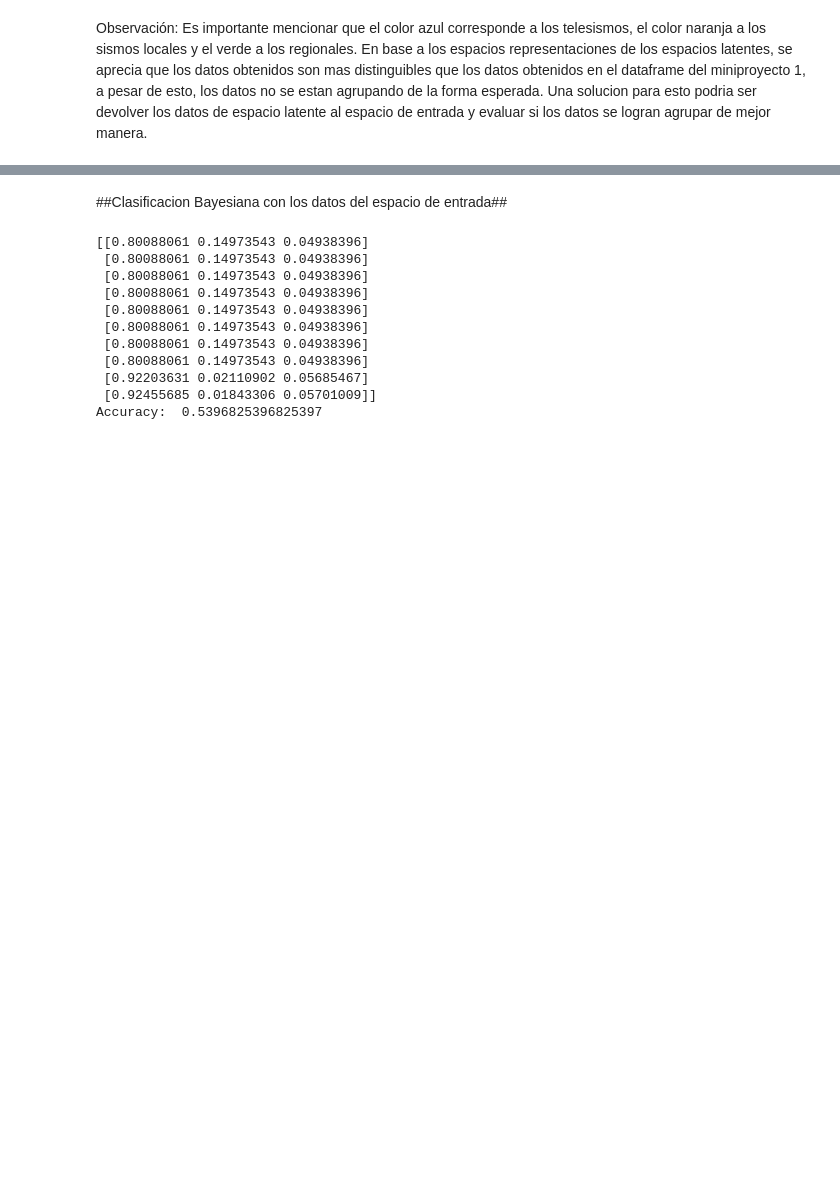
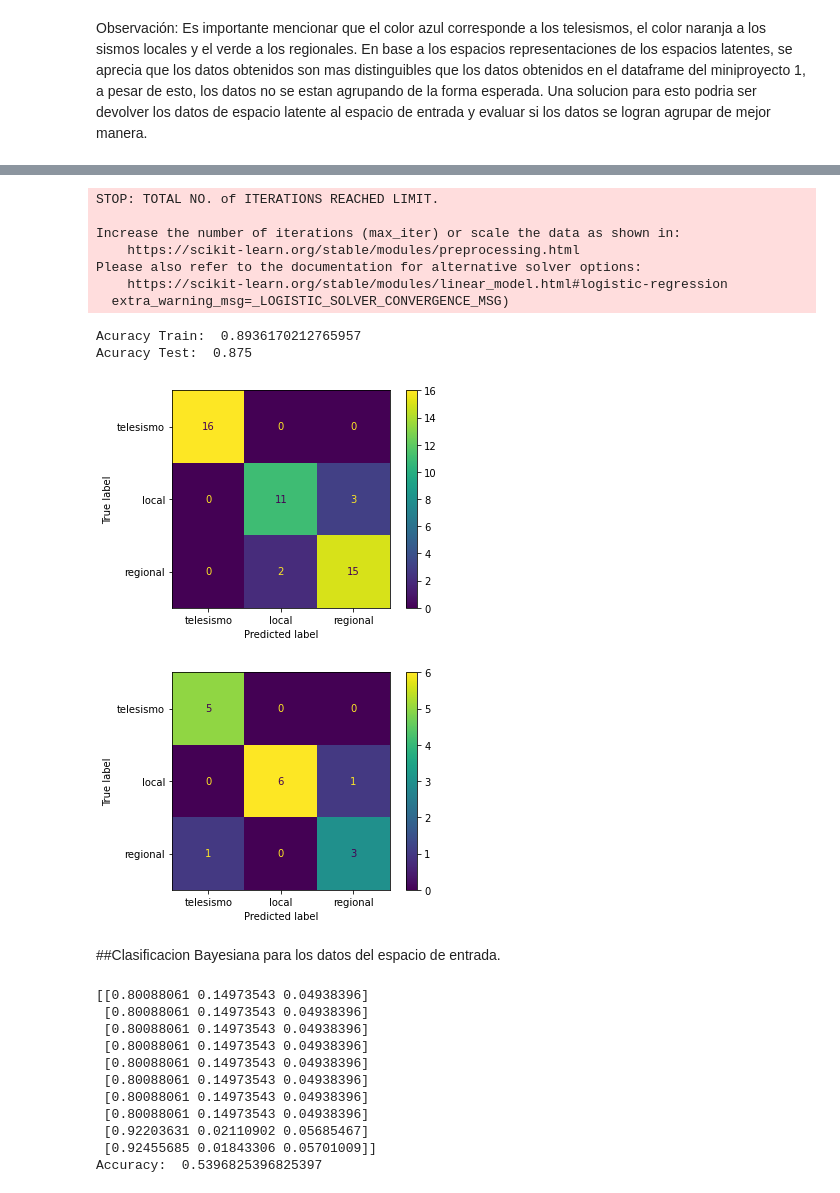
Before and after one commit to ManuelBothert/Miniproyecto-2-TSIII, a Jupyter notebook: MiniProyecto2.ipynb, the cells around one changed output, grey strips where cells are left out. Saved outputs shown, nothing was run; the diff lists cells and outputs as text; code cells hidden in the pictures; blank space fills up the shorter version.

```diff
--- a/MiniProyecto2.ipynb
+++ b/MiniProyecto2.ipynb
@@ -125,4 +130,31 @@ Local --> 1
 Reg --> 2
 # %% [markdown]
 Observación: Es importante mencionar que el color azul corresponde a los telesismos, el color naranja a los sismos locales y el verde a los regionales. En base a los espacios representaciones de los espacios latentes, se aprecia que los datos obtenidos son mas distinguibles que los datos obtenidos en el dataframe del miniproyecto 1, a pesar de esto, los datos no se estan agrupando de la forma esperada. Una solucion para esto podria ser devolver los datos de espacio latente al espacio de entrada y evaluar si los datos se logran agrupar de mejor manera.
+# %%
+def Logistic_Regression(X, Y):
+  # Dividimos el conjunto de datos en Entrenamiento y Test
+  X_train, X_test, y_train, y_test = train_test_split(X, Y, random_state = 123)
+
+  # Creamos un modelo de Regresión Logística para Clasificación y entrenamos los datos
+  logreg = LogisticRegression(C=1e5)
+  logreg.fit(X_train, y_train)
+
+  # Luego evaluamos el desempeño del clasificador tanto en entrenamiento cómo en test
+  Acc_train = accuracy_score(y_train, logreg.predict(X_train))
+  cMat_train = confusion_matrix(y_train, logreg.predict(X_train))
+
+  Acc_test = accuracy_score(y_test, logreg.predict(X_test))
+  cMat_test = confusion_matrix(y_test, logreg.predict(X_test))
+
+  print('Acuracy Train: ',Acc_train)
+  print('Acuracy Test: ',Acc_test)
+
+  ax1 = ConfusionMatrixDisplay(cMat_train, display_labels=['telesismo','local','regional'])
+  ax1.plot()
+  plt.show()
+
+  ax2 = ConfusionMatrixDisplay(cMat_test, display_labels=['telesismo','local','regional'])
+  ax2.plot()
+  plt.show()
+  return None
 # %% [markdown]
@@ -279,5 +173,24 @@ Acuracy Test:  0.75
+# %%
+n = 6
+modelPCA = PCA(n_components=n) # Hacemos PCA con n componentes.
+X = dataSismo
+X_PCA = modelPCA.fit_transform(X)
+Y = Tags
+Logistic_Regression(X_PCA, Y)
+# %% [output]
+STOP: TOTAL NO. of ITERATIONS REACHED LIMIT.
+
+Increase the number of iterations (max_iter) or scale the data as shown in:
+    https://scikit-learn.org/stable/modules/preprocessing.html
+Please also refer to the documentation for alternative solver options:
+    https://scikit-learn.org/stable/modules/linear_model.html#logistic-regression
+  extra_warning_msg=_LOGISTIC_SOLVER_CONVERGENCE_MSG)
+Acuracy Train:  0.8936170212765957
+Acuracy Test:  0.875
+[figure, added]
+[figure, added]
 # %% [markdown]
-##Clasificacion Bayesiana con los datos del espacio de entrada##
+##Clasificacion Bayesiana para los datos del espacio de entrada.
 # %%
 X = dataSismo[:,6:10]
 t = np.array(Tags)
```
Also changed, not shown: parts of 9 cells of this notebook.
